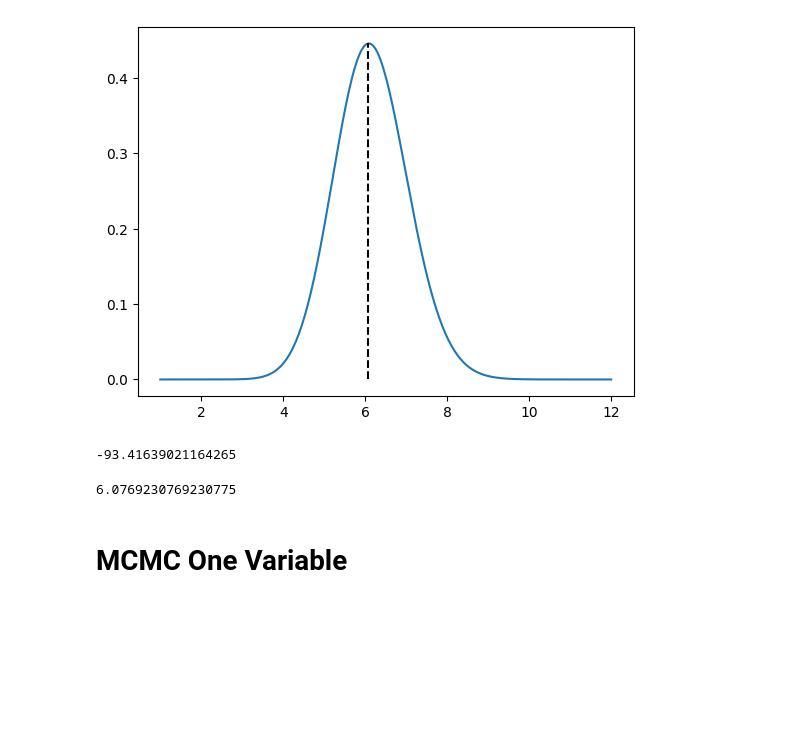
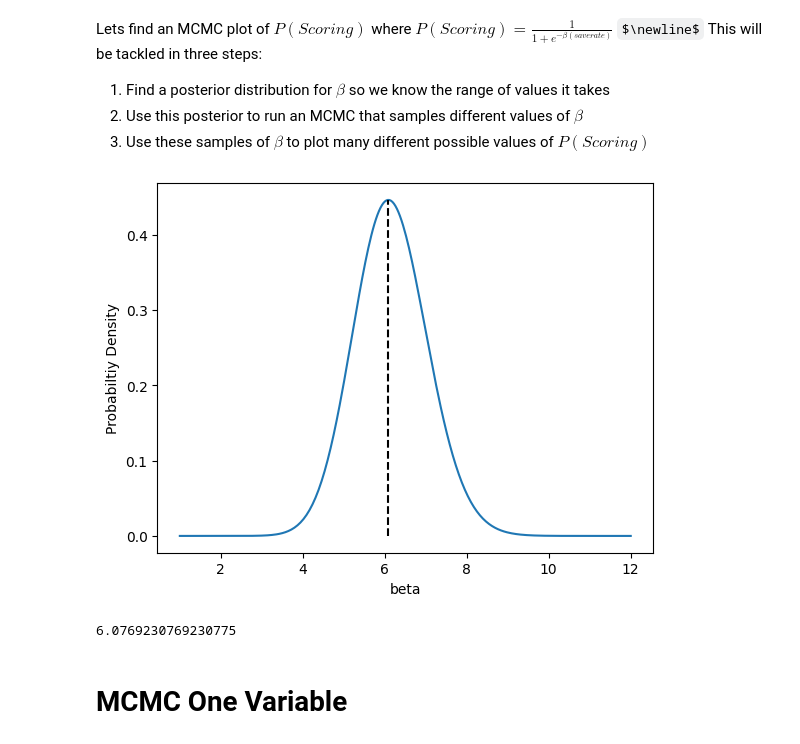
Before and after one commit to mieratr/PHYS321-final-project, a Jupyter notebook: Analysis.ipynb, the cells around one changed output. Drawn from its saved outputs; the diff is of its cells as text; code cells hidden in the pictures; some formulas as TeX source; blank space fills up the shorter version.

```diff
--- a/Analysis.ipynb
+++ b/Analysis.ipynb
@@ -6,14 +6,18 @@ import corner
 # %%
 #Getting the data
 data = pd.read_csv('/home/michael/Documents/Mcgill_Courses/PHYS 321/PHYS321-final-project/cristiano-ronaldo-stats.csv') # loading up the data retrieved from the websites
-Y = data['pen-scored'].astype(float) # assigning them varaible names
-X1 = data['score-diff'].astype(float)
-X2 = data['goal-keeper-success-rate'].astype(float)
-
-dataArrays = np.array([X1,X2])
+goalScored = data['pen-scored'].astype(float) # assigning them varaible names
+goalDiff = data['score-diff'].astype(float)
+saveRate = data['goal-keeper-success-rate'].astype(float)
 
 #Global variables
 numBetas = 300 #This is the number of betas we are testing
+# %% [markdown]
+Lets find an MCMC plot of $P(Scoring)$ where $P(Scoring) = \frac{1}{1+e^{-\beta (save rate)}}$ $\newline$
+This will be tackled in three steps:
+1) Find a posterior distribution for $\beta$ so we know the range of values it takes
+2) Use this posterior to run an MCMC that samples different values of $\beta$
+3) Use these samples of $\beta$ to plot many different possible values of $P(Scoring)$
 # %%
 #The linear prior for beta between min and max_value
 def prior(min_val, max_val): # Creating our prior function
@@ -55,29 +59,24 @@ def post(betas,Data,Scored,minB,maxB):
 # %%
 def get_index(arr,value):
     return np.abs(arr-value).argmin() # Function from Lab 5 solutions
 
 minB = 1
 maxB = 12
 betas = np.linspace(minB,maxB,numBetas) #our values of beta
 
-y = post(betas,X2,Y,minB,maxB)
+y = post(betas,saveRate,goalScored,minB,maxB)
 
 beta_estimate = betas[get_index(y, max(y))]
 plt.plot(betas,y)
 plt.vlines(beta_estimate, 0, max(y), linestyle = "dashed", color = "k")
+plt.xlabel("beta")
+plt.ylabel("Probabiltiy Density")
 plt.show()
 
-# plt.figure()
-# plt.plot(betas,likelihood(betas,X2,Y))
-# plt.show
-
-#print(np.max(likelihood(betas,X2,Y)))
-
 beta_estimate
 # %% [output]
-[figure, old version]
+[figure, new version]
--93.41639021164265
+6.0769230769230775
-6.0769230769230775
 # %% [markdown]
 # MCMC One Variable
 # %% [markdown]
```
Also changed, not shown: parts of 23 cells of this notebook.
